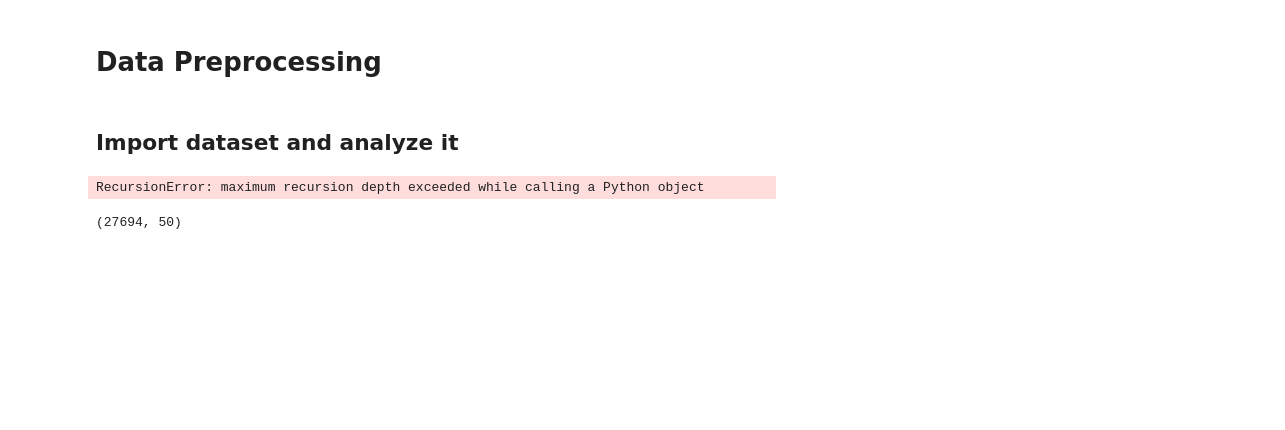
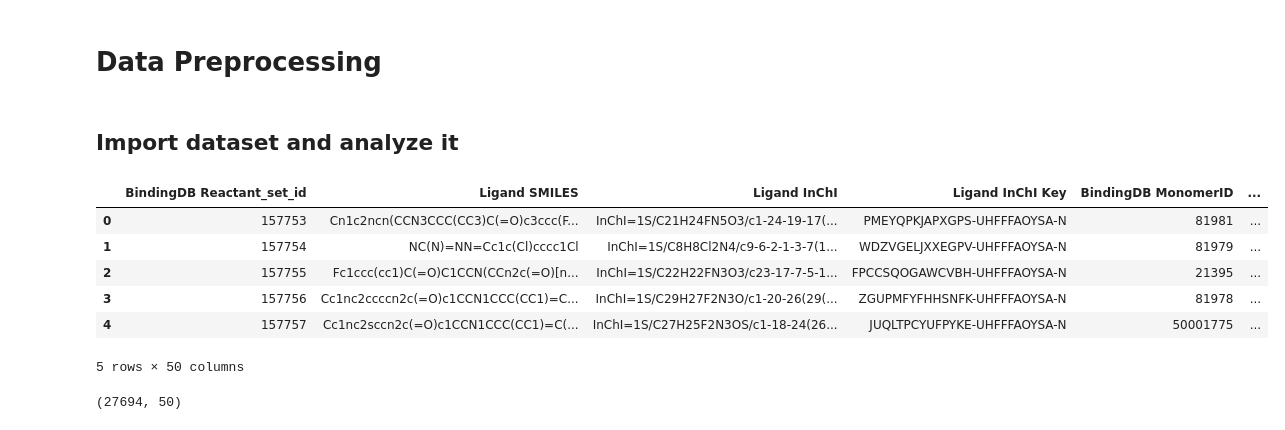
Before and after one commit to AliceTernois/c242_project, a Jupyter notebook: data_processing.ipynb, the cells around one changed output. Cells and saved outputs as stored; diff of their text form; code cells hidden in the pictures; blank space fills up the shorter version.

```diff
--- a/data_processing.ipynb
+++ b/data_processing.ipynb
@@ -5,17 +5,23 @@
 # %%
 import pandas as pd
 import zipfile
 
-zip_path = "../BindingDB_PDSPKi_202504_tsv.zip"
-tsv_filename = "../BindingDB_PDSPKi.tsv"
+zip_path = "BindingDB_PDSPKi_202504_tsv.zip"
+tsv_filename = "BindingDB_PDSPKi.tsv"
 
 with zipfile.ZipFile(zip_path, 'r') as zip_ref:
     with zip_ref.open(tsv_filename) as file:
         original_df = pd.read_csv(file, sep='\t', on_bad_lines='skip')
 
 original_df.head()
 # %% [output]
+|  | BindingDB Reactant_set_id | Ligand SMILES | Ligand InChI | Ligand InChI Key | BindingDB MonomerID | ... |
+| 0 | 157753 | Cn1c2ncn(CCN3CCC(CC3)C(=O)c3ccc(F... | InChI=1S/C21H24FN5O3/c1-24-19-17(... | PMEYQPKJAPXGPS-UHFFFAOYSA-N | 81981 | ... |
+| 1 | 157754 | NC(N)=NN=Cc1c(Cl)cccc1Cl | InChI=1S/C8H8Cl2N4/c9-6-2-1-3-7(1... | WDZVGELJXXEGPV-UHFFFAOYSA-N | 81979 | ... |
+| 2 | 157755 | Fc1ccc(cc1)C(=O)C1CCN(CCn2c(=O)[n... | InChI=1S/C22H22FN3O3/c23-17-7-5-1... | FPCCSQOGAWCVBH-UHFFFAOYSA-N | 21395 | ... |
+| 3 | 157756 | Cc1nc2ccccn2c(=O)c1CCN1CCC(CC1)=C... | InChI=1S/C29H27F2N3O/c1-20-26(29(... | ZGUPMFYFHHSNFK-UHFFFAOYSA-N | 81978 | ... |
+| 4 | 157757 | Cc1nc2sccn2c(=O)c1CCN1CCC(CC1)=C(... | InChI=1S/C27H25F2N3OS/c1-18-24(26... | JUQLTPCYUFPYKE-UHFFFAOYSA-N | 50001775 | ... |
-RecursionError: maximum recursion depth exceeded while calling a Python object
+5 rows × 50 columns
 # %%
 original_df.shape
 # %% [output]
```
Also changed, not shown: parts of 11 cells of this notebook, 2 other files.
